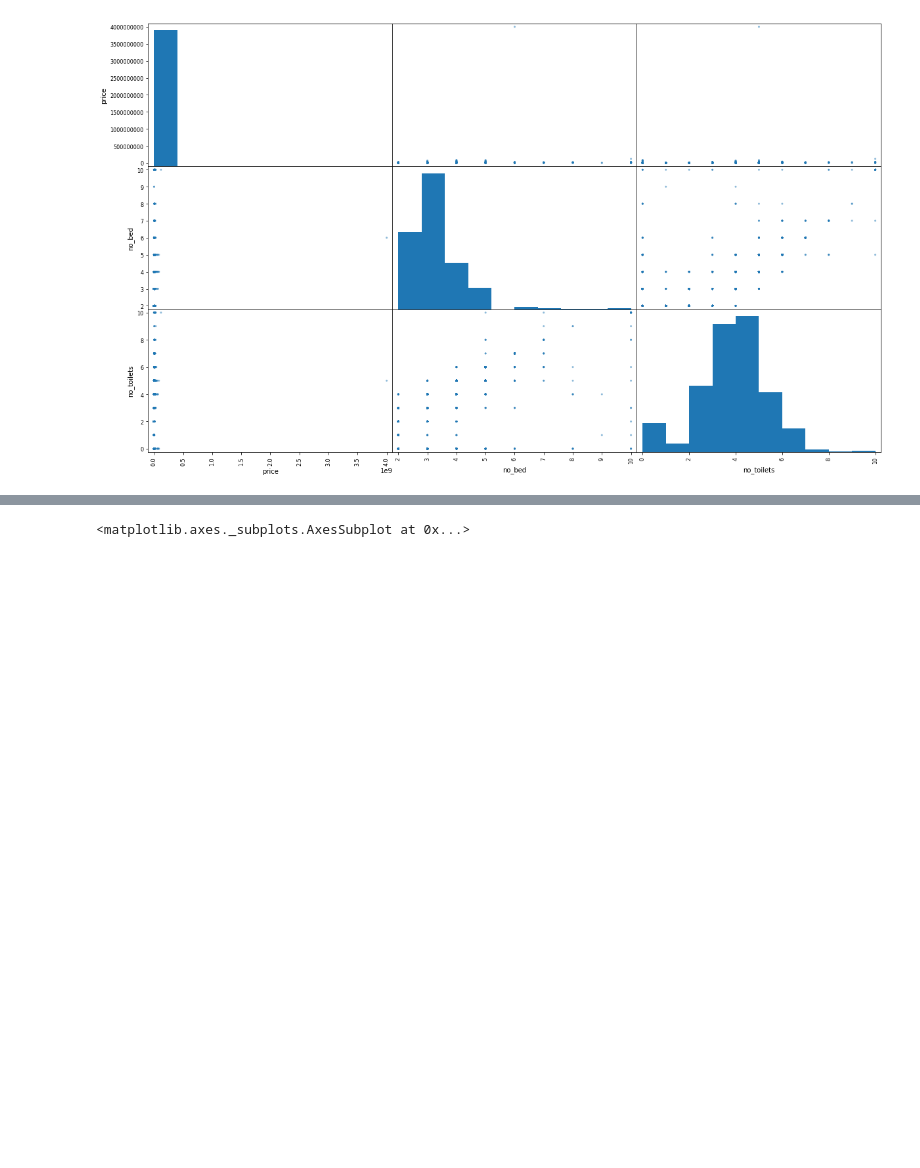
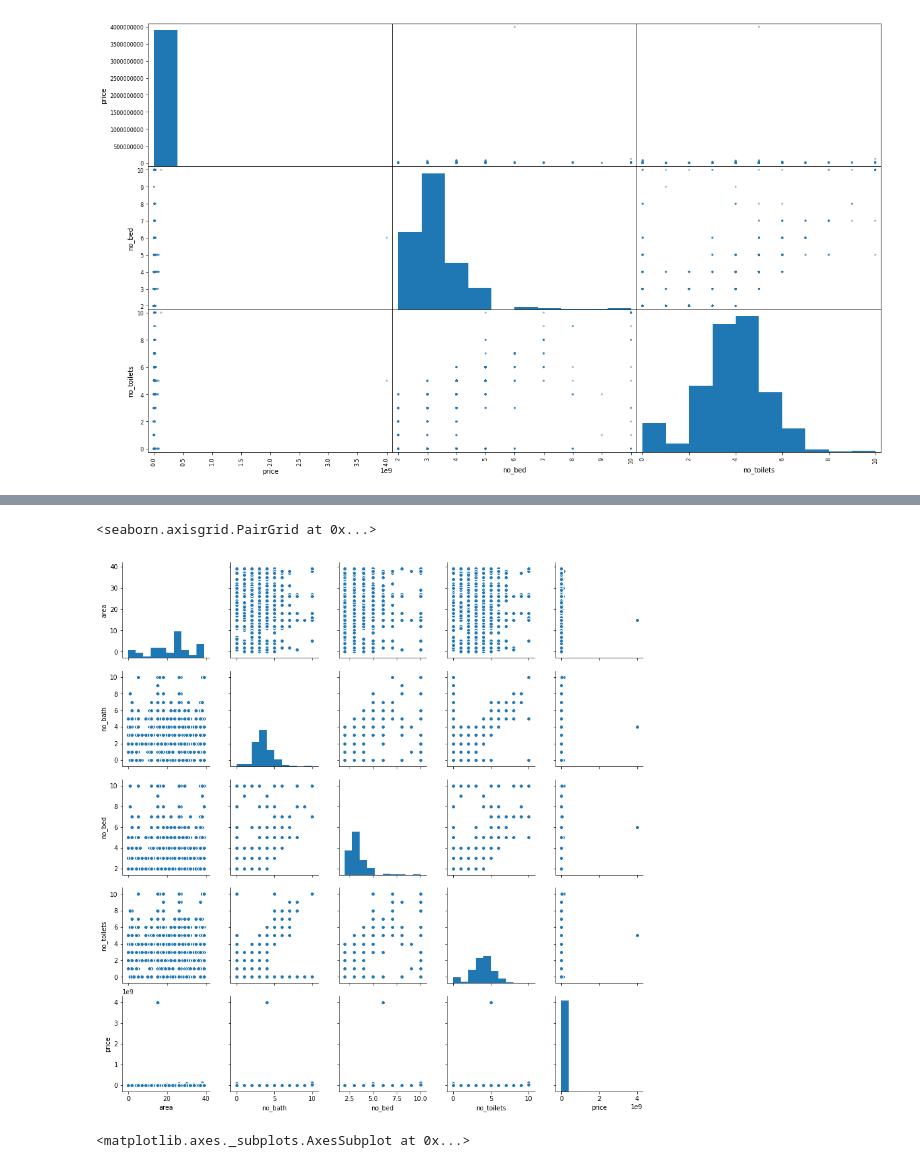
Before and after one commit to victorlenerd/lagos_housing, a Jupyter notebook: lagos_housing.ipynb, the cells around one changed output, grey strips where cells are left out. Drawn from its saved outputs; the diff is of its cells as text; code cells hidden in the pictures; blank space fills up the shorter version.

```diff
--- a/lagos_housing.ipynb
+++ b/lagos_housing.ipynb
@@ -170,3 +175,8 @@ data.plot.scatter(x='no_toilets', y='price')
+# %%
+sns.pairplot(data)
+# %% [output]
+<seaborn.axisgrid.PairGrid at 0x...>
+[figure, added]
 # %%
 sns.heatmap(data.corr())
 # %% [output]
```
Also changed, not shown: parts of 7 cells of this notebook.
